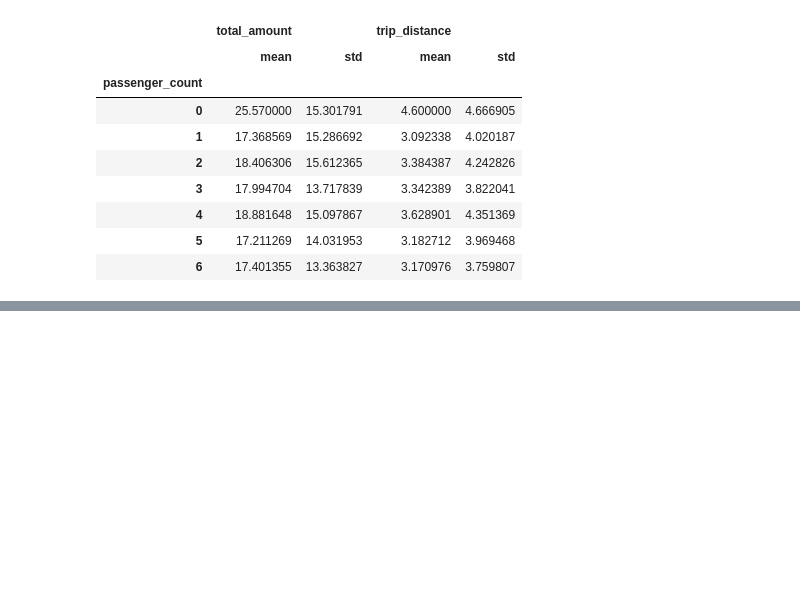
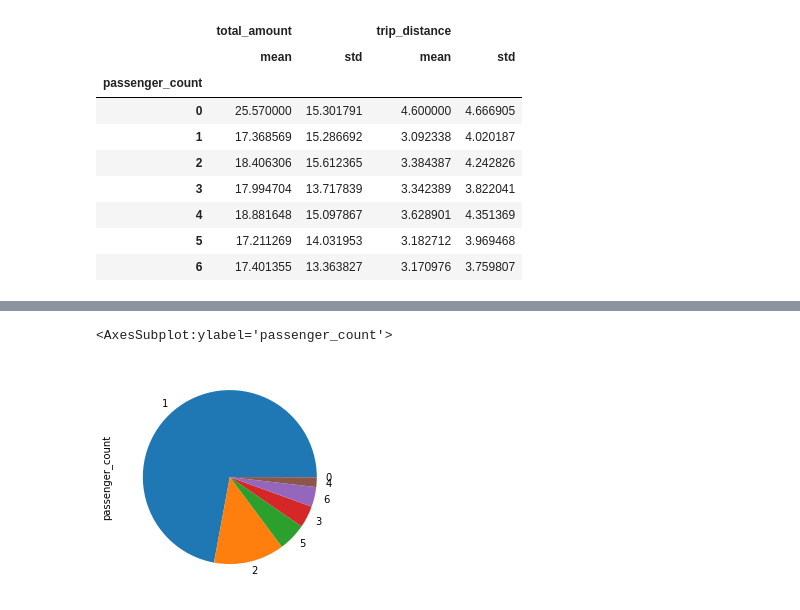
Before and after one commit to reuven/Cisco-IYL, a Jupyter notebook: 2022-05May-24-PyData.ipynb, the cells around one changed output, grey strips where cells are left out. Cells and saved outputs as stored; diff of their text form; code cells hidden in the pictures; blank space fills up the shorter version.

```diff
--- a/2022-05May-24-PyData.ipynb
+++ b/2022-05May-24-PyData.ipynb
@@ -254,0 +265,5 @@ df.groupby('passenger_count')[['total_amount', 'trip_distance']].agg(['mean', 's
+# %%
+df['passenger_count'].value_counts().plot.pie()
+# %% [output]
+<AxesSubplot:ylabel='passenger_count'>
+[figure, added]
```
Also changed, not shown: parts of 3 cells of this notebook.
